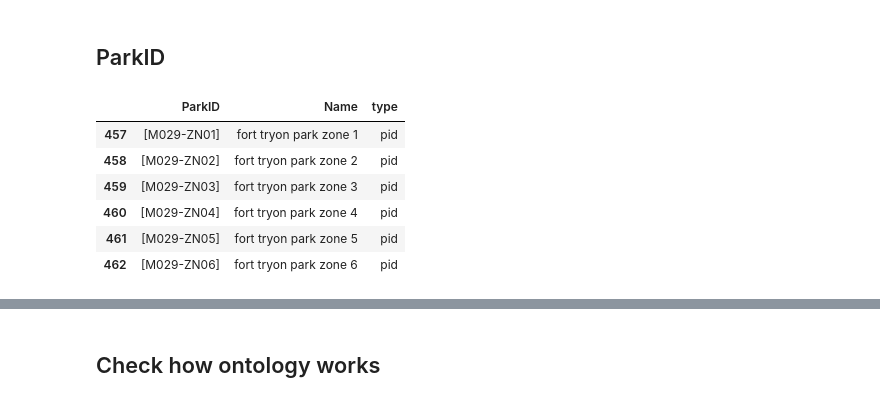
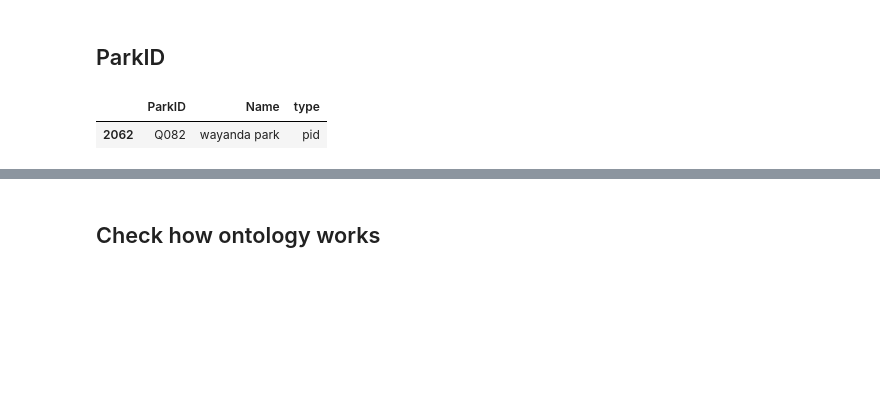
Before and after one commit to gdobler/parqa, a Jupyter notebook: 311/ONTOLOGY/4_311_calls_to_PropertyID.ipynb, the cells around one changed output, grey strips where cells are left out. Saved outputs shown, nothing was run; the diff lists cells and outputs as text; code cells hidden in the pictures; blank space fills up the shorter version.

```diff
--- a/311/ONTOLOGY/4_311_calls_to_PropertyID.ipynb
+++ b/311/ONTOLOGY/4_311_calls_to_PropertyID.ipynb
@@ -136,15 +141,10 @@ def trySplit(x, spl='-'):
     else:
         return x
 # %%
-prop[prop.Name.str.contains('fort tryon park')]
+prop[prop.Name.str.contains('wayanda park')]
 # %% [output]
 |  | ParkID | Name | type |
-| 457 | [M029-ZN01] | fort tryon park zone 1 | pid |
-| 458 | [M029-ZN02] | fort tryon park zone 2 | pid |
-| 459 | [M029-ZN03] | fort tryon park zone 3 | pid |
-| 460 | [M029-ZN04] | fort tryon park zone 4 | pid |
-| 461 | [M029-ZN05] | fort tryon park zone 5 | pid |
-| 462 | [M029-ZN06] | fort tryon park zone 6 | pid |
+| 2062 | Q082 | wayanda park | pid |
 # %%
 ### empirical dictionary
 
```
Also changed, not shown: parts of 31 cells of this notebook, 17 other files.
